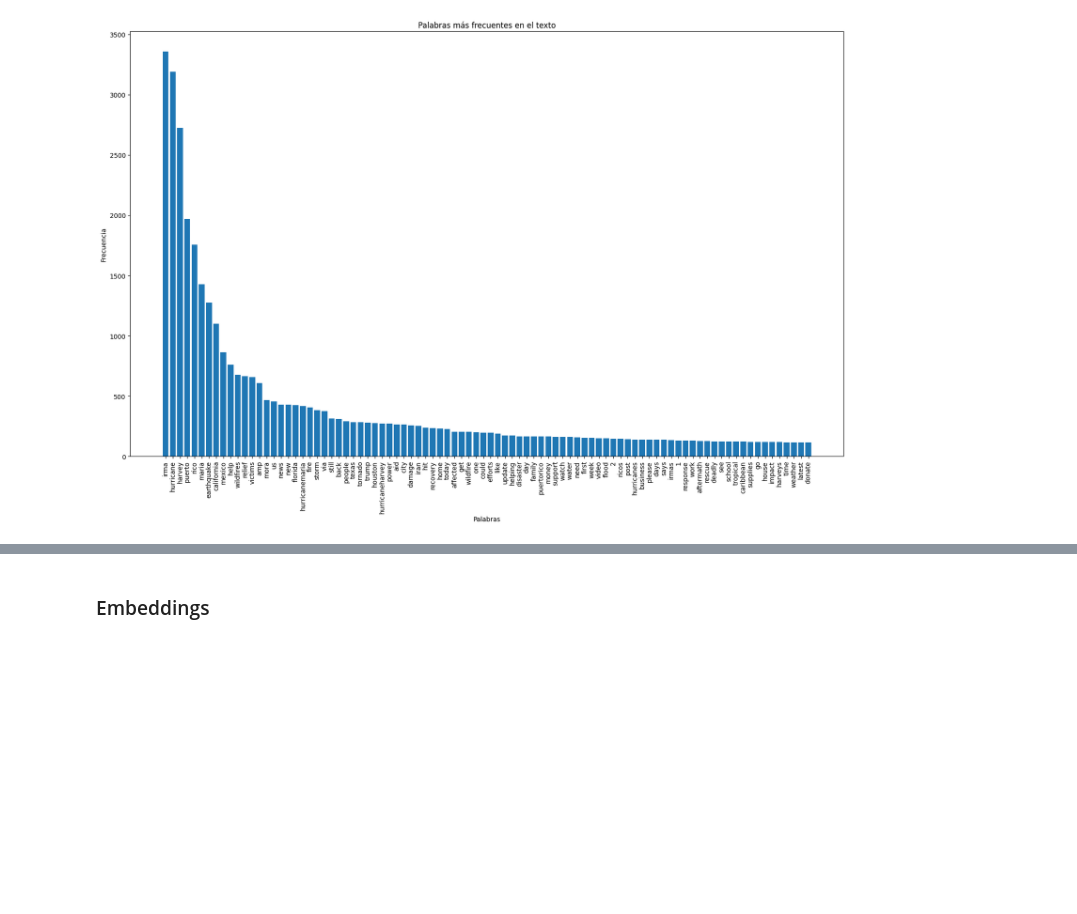
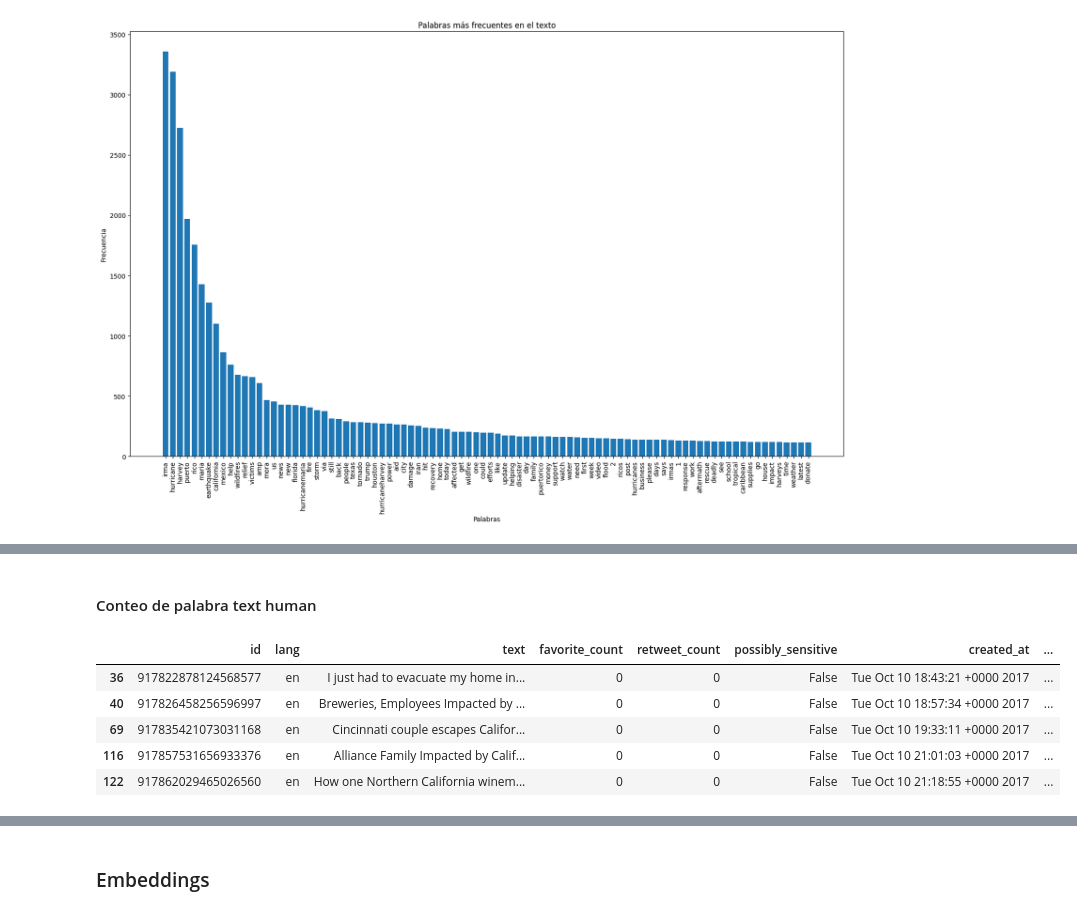
Before and after one commit to Stevennns/Proyecto-Mineria-de-datos-2023-1, a Jupyter notebook: all_data.ipynb, the cells around one changed output, grey strips where cells are left out. Cells and saved outputs as stored; diff of their text form; code cells hidden in the pictures; blank space fills up the shorter version.

```diff
--- a/all_data.ipynb
+++ b/all_data.ipynb
@@ -793,0 +794,13 @@ plt.show()
+# %% [markdown]
+#### Conteo de palabra text human
+# %%
+a=df[df["text_human"] == 'affected_individuals']
+df["text_human"][1]
+a.head(5)
+# %% [output]
+|  | id | lang | text | favorite_count | retweet_count | possibly_sensitive | created_at | ... |
+| 36 | 917822878124568577 | en | I just had to evacuate my home in... | 0 | 0 | False | Tue Oct 10 18:43:21 +0000 2017 | ... |
+| 40 | 917826458256596997 | en | Breweries, Employees Impacted by ... | 0 | 0 | False | Tue Oct 10 18:57:34 +0000 2017 | ... |
+| 69 | 917835421073031168 | en | Cincinnati couple escapes Califor... | 0 | 0 | False | Tue Oct 10 19:33:11 +0000 2017 | ... |
+| 116 | 917857531656933376 | en | Alliance Family Impacted by Calif... | 0 | 0 | False | Tue Oct 10 21:01:03 +0000 2017 | ... |
+| 122 | 917862029465026560 | en | How one Northern California winem... | 0 | 0 | False | Tue Oct 10 21:18:55 +0000 2017 | ... |
```
Also changed, not shown: parts of 5 cells of this notebook.
